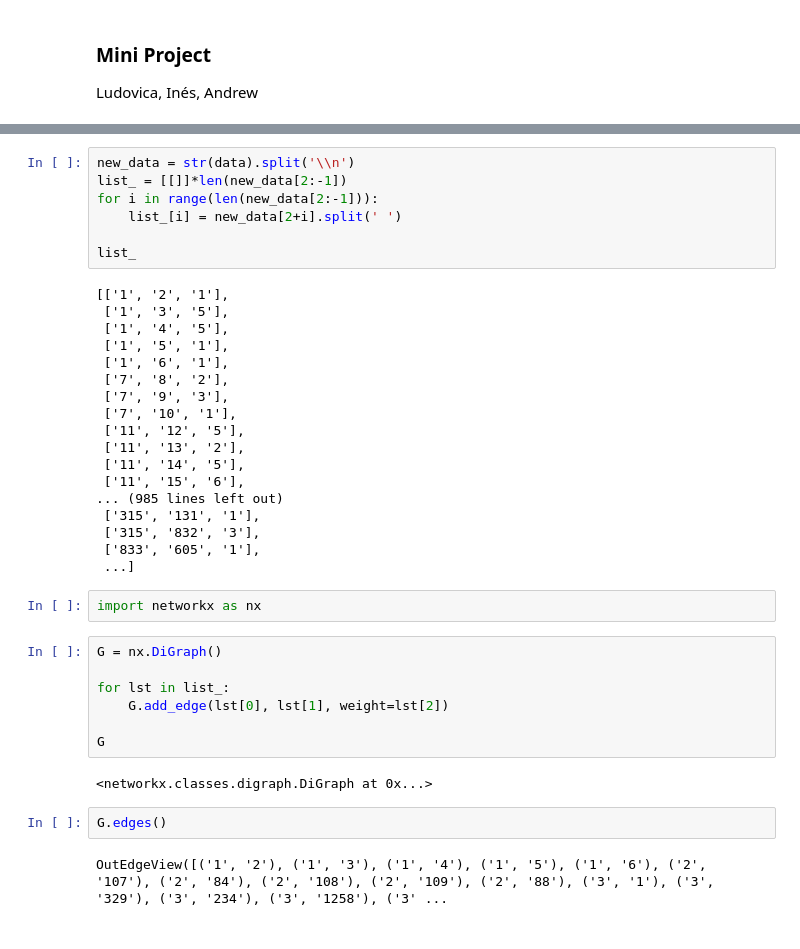
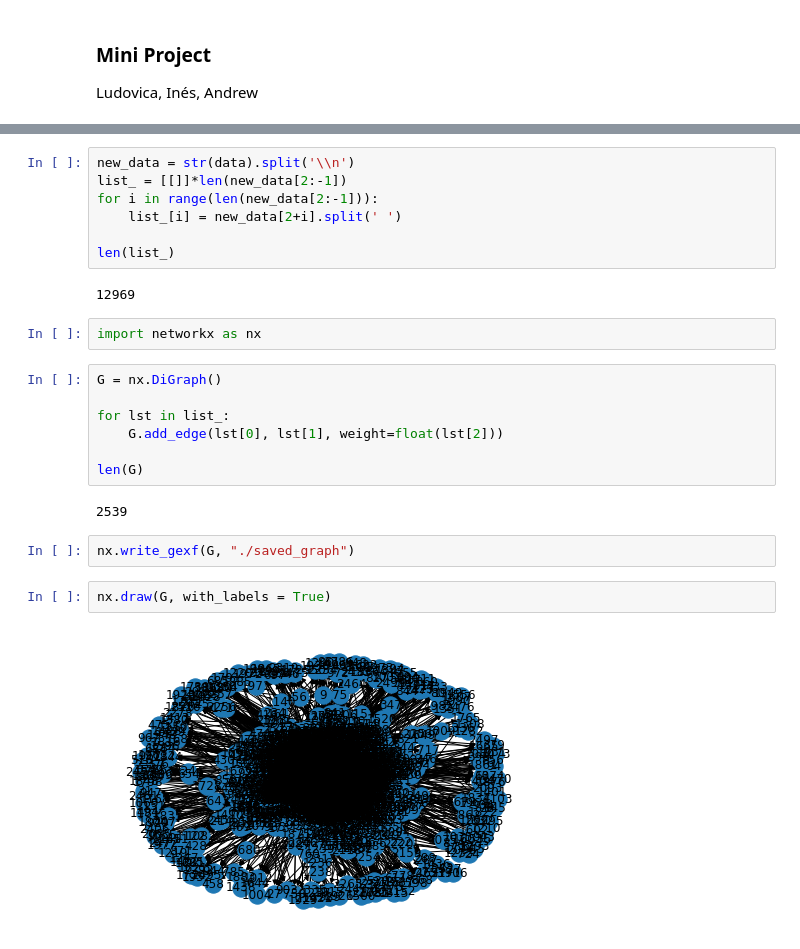
Before and after one commit to ludovicaschaerf/MRWP_Project, a Jupyter notebook: Mini Project.ipynb, the cells around one changed output, grey strips where cells are left out. Saved outputs shown, nothing was run; the diff lists cells and outputs as text.

```diff
--- a/Mini Project.ipynb
+++ b/Mini Project.ipynb
@@ -14,37 +12,23 @@ list_ = [[]]*len(new_data[2:-1])
 for i in range(len(new_data[2:-1])):
     list_[i] = new_data[2+i].split(' ')
 
-list_
+len(list_)
 # %% [output]
-[['1', '2', '1'],
- ['1', '3', '5'],
- ['1', '4', '5'],
- ['1', '5', '1'],
- ['1', '6', '1'],
- ['7', '8', '2'],
- ['7', '9', '3'],
- ['7', '10', '1'],
- ['11', '12', '5'],
- ['11', '13', '2'],
- ['11', '14', '5'],
- ['11', '15', '6'],
-... (985 lines left out)
- ['315', '131', '1'],
- ['315', '832', '3'],
- ['833', '605', '1'],
- ...]
+12969
 # %%
 import networkx as nx
 # %%
 G = nx.DiGraph()
 
 for lst in list_:
-    G.add_edge(lst[0], lst[1], weight=lst[2])
+    G.add_edge(lst[0], lst[1], weight=float(lst[2]))
 
-G
+len(G)
 # %% [output]
-<networkx.classes.digraph.DiGraph at 0x...>
+2539
-# %%
-G.edges()
-# %% [output]
-OutEdgeView([('1', '2'), ('1', '3'), ('1', '4'), ('1', '5'), ('1', '6'), ('2', '107'), ('2', '84'), ('2', '108'), ('2', '109'), ('2', '88'), ('3', '1'), ('3', '329'), ('3', '234'), ('3', '1258'), ('3' ...
+# %%
+nx.write_gexf(G, "./saved_graph")
+# %%
+nx.draw(G, with_labels = True)
+# %% [output]
+[figure, added]
```
Also changed, not shown: parts of 11 cells of this notebook.
